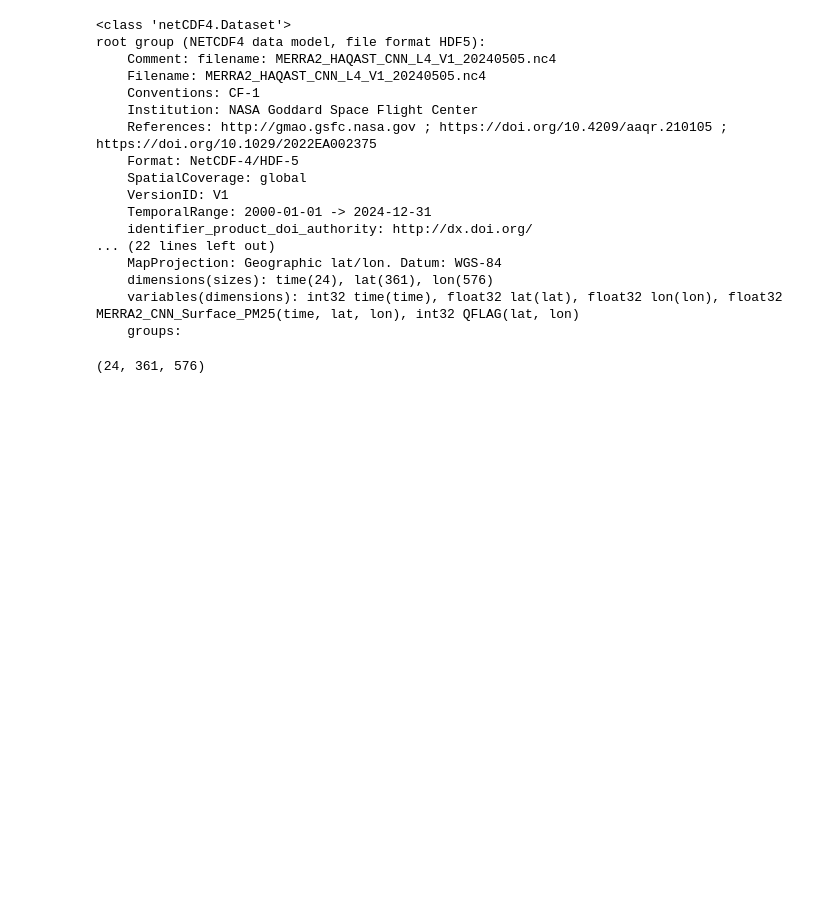
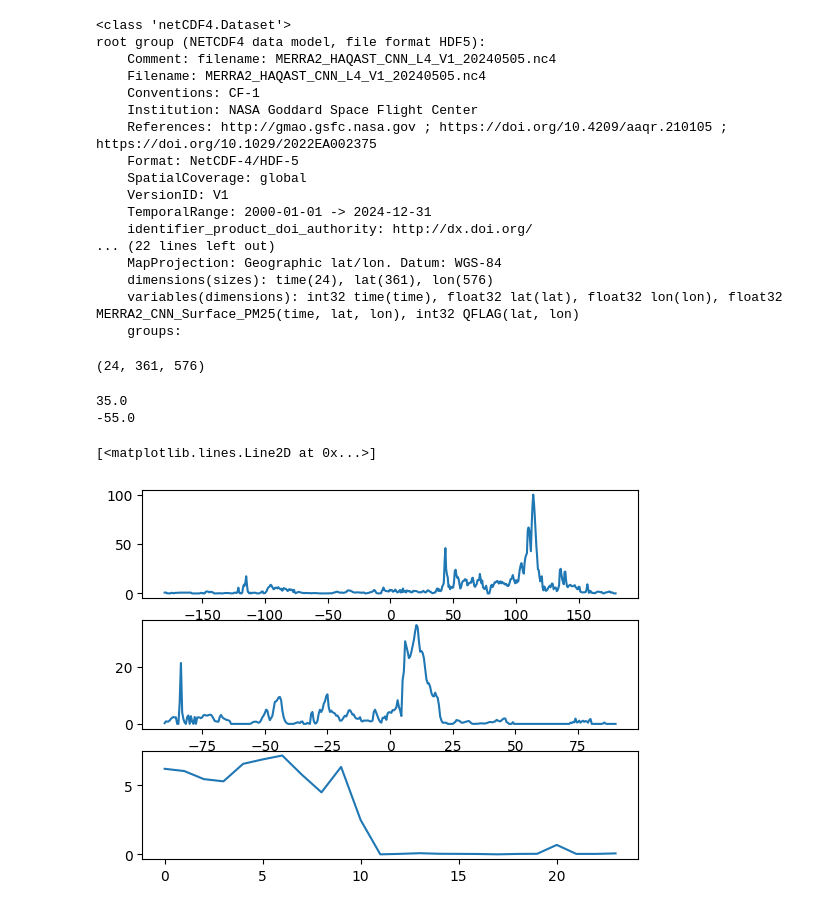
Before and after one commit to leohoinaski/ENS410064, a Jupyter notebook: 2024/notebooks/Aula06.ipynb, the cells around one changed output. Drawn from its saved outputs; the diff is of its cells as text; code cells hidden in the pictures; blank space fills up the shorter version.

```diff
--- a/2024/notebooks/Aula06.ipynb
+++ b/2024/notebooks/Aula06.ipynb
@@ -71,3 +71,21 @@ print(pm25.shape)
 # %%
 # Plotando o dado 1D
 import matplotlib.pyplot as plt
+
+fig,ax = plt.subplots(3)
+
+# Para o tempo - time = 0 em y = 250
+ax[0].plot(dataset['lon'][:],pm25[0,250,:])
+print(dataset['lat'][250])
+
+# Para o tempo - time = 0 em x = 200
+ax[1].plot(dataset['lat'][:],pm25[0,:,200])
+print(dataset['lon'][200])
+
+# Para todo o tempo em um ponto específico
+ax[2].plot(dataset['time'][:],pm25[:,250,100])
+# %% [output]
+35.0
+-55.0
+[<matplotlib.lines.Line2D at 0x...>]
+[figure, added]
```
Also changed, not shown: parts of 2 cells of this notebook.
